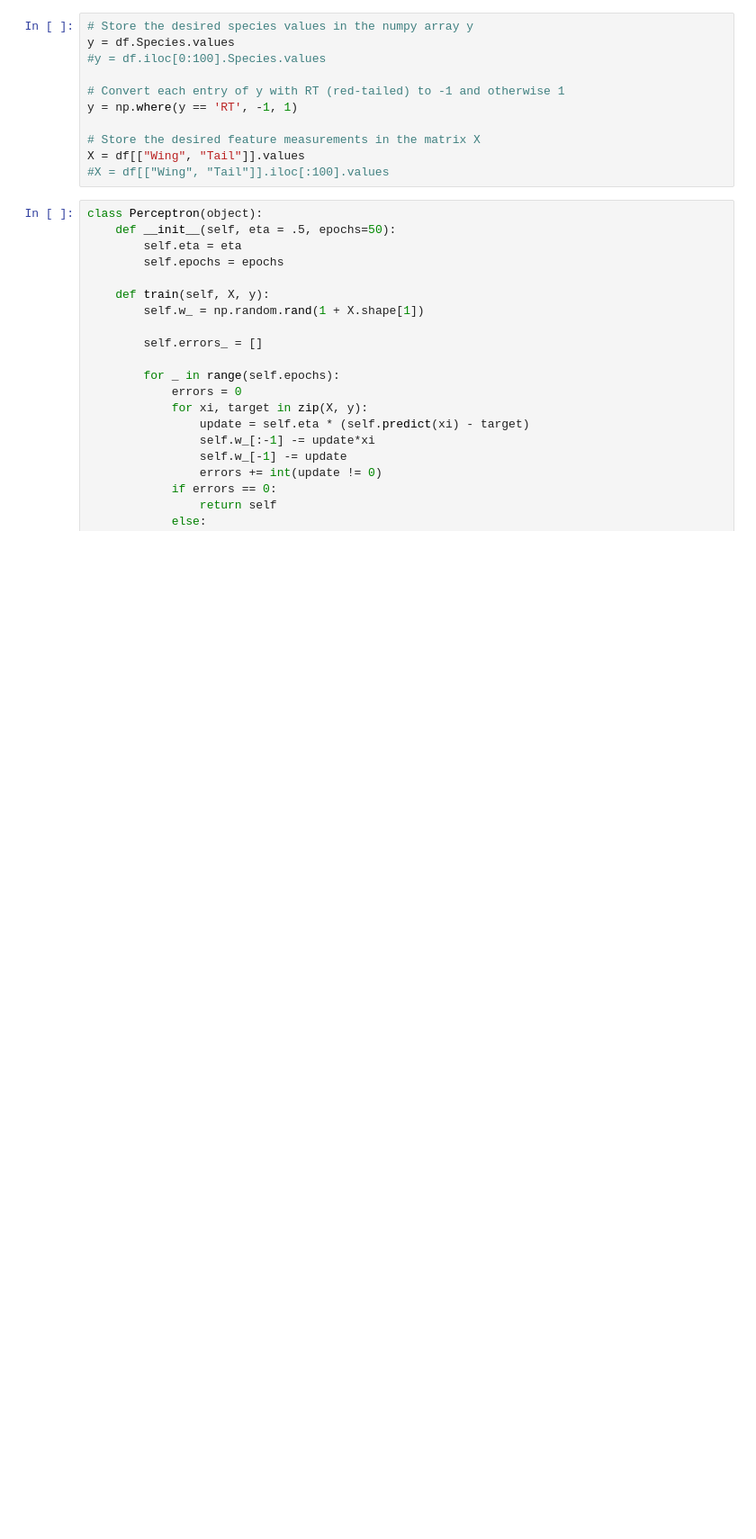
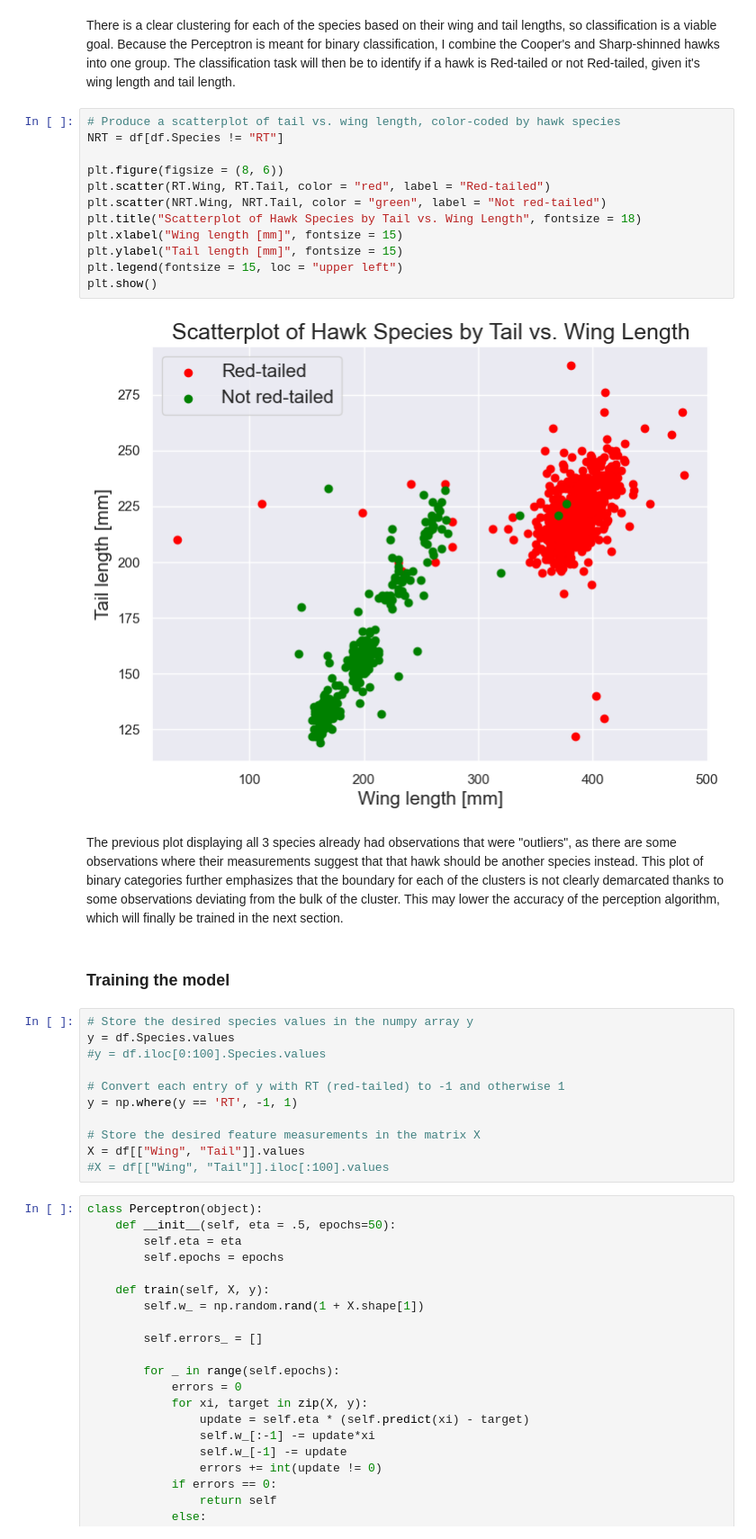
Before and after one commit to kary5678/INDE-577, a Jupyter notebook: supervised-learning/perceptron/perceptron.ipynb, the cells around one changed output. Shown at 90% size. Drawn from its saved outputs; the diff is of its cells as text; blank space fills up the shorter version.

Commit message:
Update Perceptron notebook

```diff
--- a/supervised-learning/perceptron/perceptron.ipynb
+++ b/supervised-learning/perceptron/perceptron.ipynb
@@ -35,3 +70,23 @@ df
+# %% [markdown]
+There is a clear clustering for each of the species based on their wing and tail lengths, so classification is a viable goal. Because the Perceptron is meant for binary classification, I combine the Cooper's and Sharp-shinned hawks into one group. The classification task will then be to identify if a hawk is Red-tailed or not Red-tailed, given it's wing length and tail length.
+# %%
+# Produce a scatterplot of tail vs. wing length, color-coded by hawk species
+NRT = df[df.Species != "RT"]
+
+plt.figure(figsize = (8, 6))
+plt.scatter(RT.Wing, RT.Tail, color = "red", label = "Red-tailed")
+plt.scatter(NRT.Wing, NRT.Tail, color = "green", label = "Not red-tailed")
+plt.title("Scatterplot of Hawk Species by Tail vs. Wing Length", fontsize = 18)
+plt.xlabel("Wing length [mm]", fontsize = 15)
+plt.ylabel("Tail length [mm]", fontsize = 15)
+plt.legend(fontsize = 15, loc = "upper left")
+plt.show()
+# %% [output]
+[figure, added]
+# %% [markdown]
+The previous plot displaying all 3 species already had observations that were "outliers", as there are some observations where their measurements suggest that that hawk should be another species instead. This plot of binary categories further emphasizes that the boundary for each of the clusters is not clearly demarcated thanks to some observations deviating from the bulk of the cluster. This may lower the accuracy of the perception algorithm, which will finally be trained in the next section.
+# %% [markdown]
+### Training the model
 # %%
 # Store the desired species values in the numpy array y
 y = df.Species.values
```
Also changed, not shown: parts of 9 cells of this notebook.
